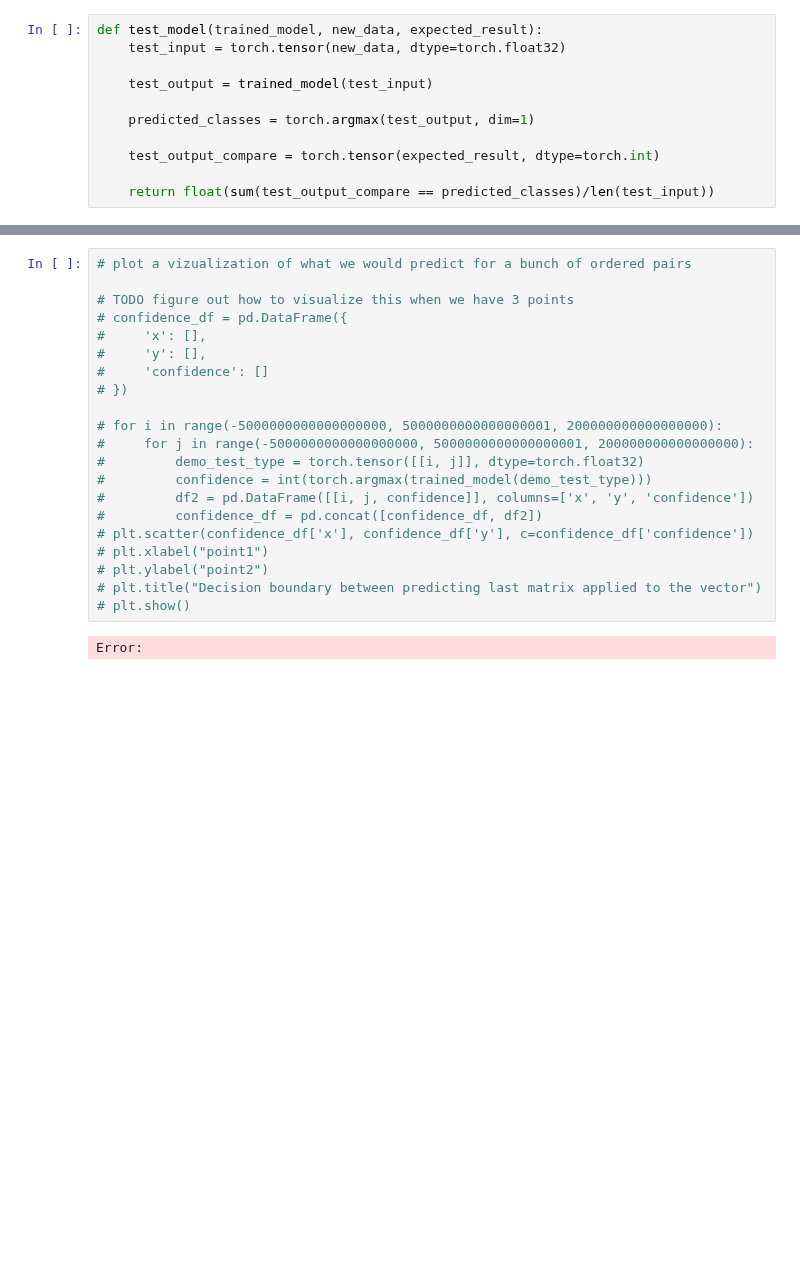
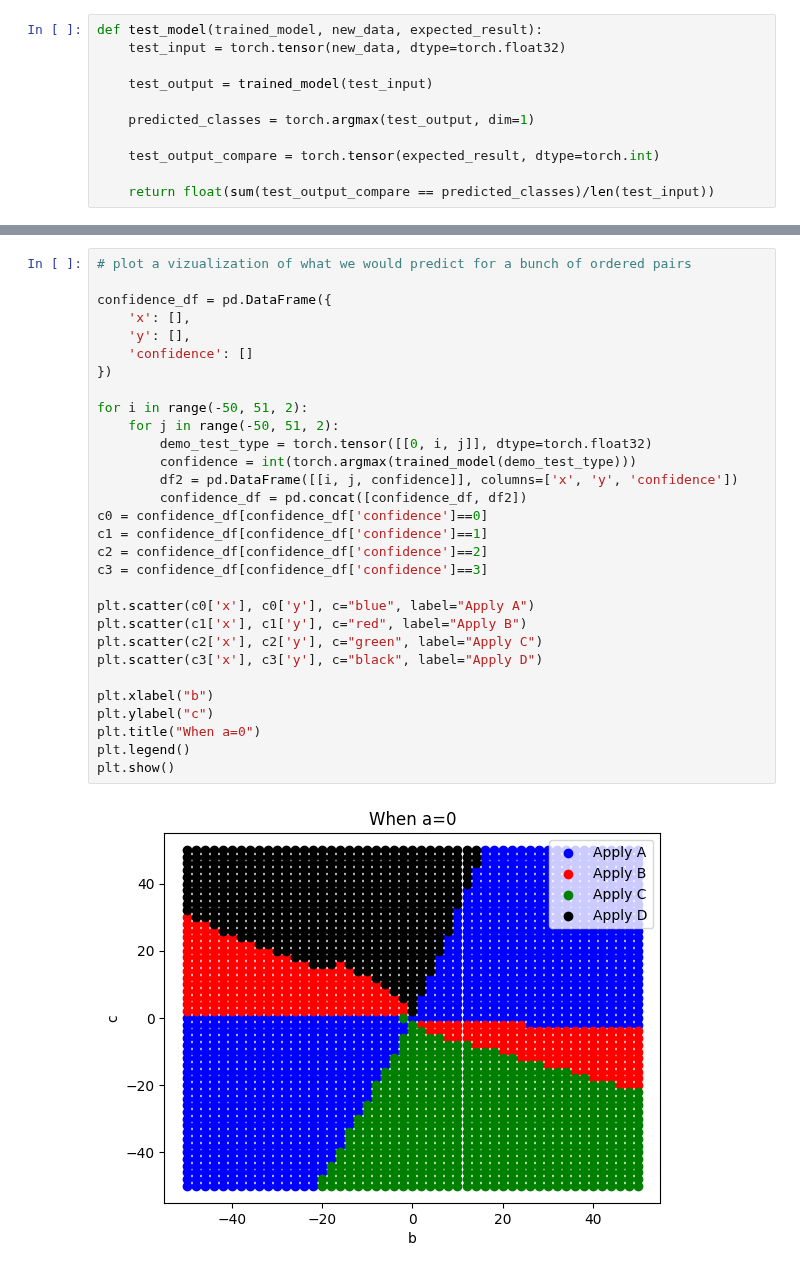
Before and after one commit to MXM-MachineLearning/MXM_AI_Ellenberg, a Jupyter notebook: heisenberg_group/Donald/heisenberg_NN_Q_learning.ipynb, the cells around one changed output, grey strips where cells are left out. Saved outputs shown, nothing was run; the diff lists cells and outputs as text; blank space fills up the shorter version.

```diff
--- a/heisenberg_group/Donald/heisenberg_NN_Q_learning.ipynb
+++ b/heisenberg_group/Donald/heisenberg_NN_Q_learning.ipynb
@@ -154,23 +154,32 @@ test_model(trained_model, input_data_test, desired_output)
 # %%
 # plot a vizualization of what we would predict for a bunch of ordered pairs
 
-# TODO figure out how to visualize this when we have 3 points
-# confidence_df = pd.DataFrame({
-#     'x': [],
-#     'y': [],
-#     'confidence': []
-# })
+confidence_df = pd.DataFrame({
+    'x': [],
+    'y': [],
+    'confidence': []
+})
 
-# for i in range(-5000000000000000000, 5000000000000000001, 200000000000000000):
-#     for j in range(-5000000000000000000, 5000000000000000001, 200000000000000000):
-#         demo_test_type = torch.tensor([[i, j]], dtype=torch.float32)
-#         confidence = int(torch.argmax(trained_model(demo_test_type)))
-#         df2 = pd.DataFrame([[i, j, confidence]], columns=['x', 'y', 'confidence'])
-#         confidence_df = pd.concat([confidence_df, df2])
-# plt.scatter(confidence_df['x'], confidence_df['y'], c=confidence_df['confidence'])
-# plt.xlabel("point1")
-# plt.ylabel("point2")
-# plt.title("Decision boundary between predicting last matrix applied to the vector")
-# plt.show()
+for i in range(-50, 51, 2):
+    for j in range(-50, 51, 2):
+        demo_test_type = torch.tensor([[0, i, j]], dtype=torch.float32)
+        confidence = int(torch.argmax(trained_model(demo_test_type)))
+        df2 = pd.DataFrame([[i, j, confidence]], columns=['x', 'y', 'confidence'])
+        confidence_df = pd.concat([confidence_df, df2])
+c0 = confidence_df[confidence_df['confidence']==0]
+c1 = confidence_df[confidence_df['confidence']==1]
+c2 = confidence_df[confidence_df['confidence']==2]
+c3 = confidence_df[confidence_df['confidence']==3]
+
+plt.scatter(c0['x'], c0['y'], c="blue", label="Apply A")
+plt.scatter(c1['x'], c1['y'], c="red", label="Apply B")
+plt.scatter(c2['x'], c2['y'], c="green", label="Apply C")
+plt.scatter(c3['x'], c3['y'], c="black", label="Apply D")
+
+plt.xlabel("b")
+plt.ylabel("c")
+plt.title("When a=0")
+plt.legend()
+plt.show()
 # %% [output]
-Error:
+[figure, added]
```
Also changed, not shown: parts of 8 cells of this notebook, 4 other files.
